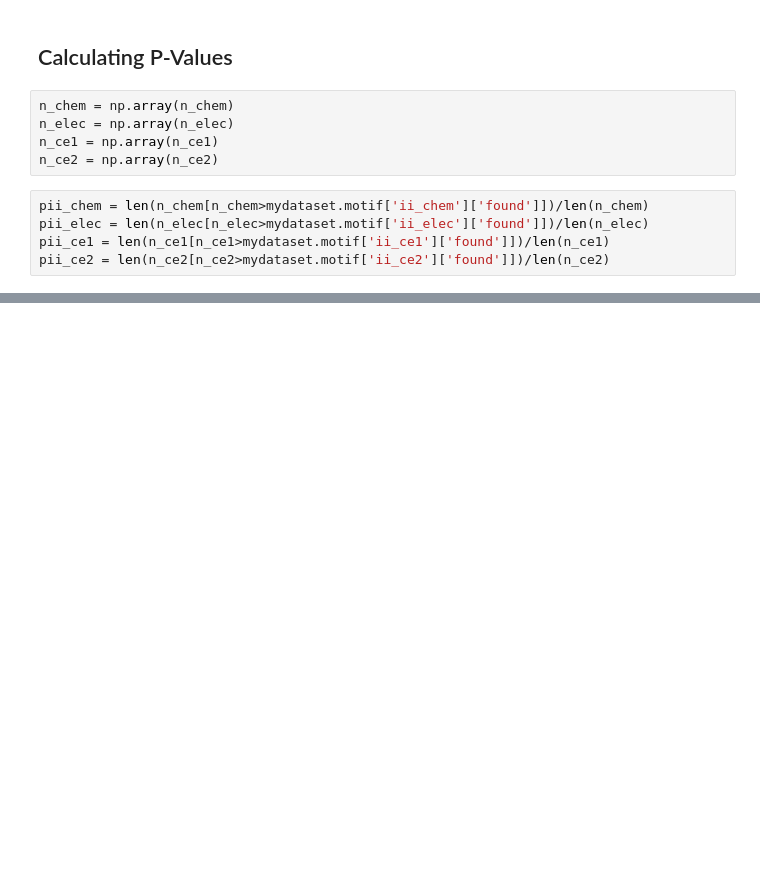
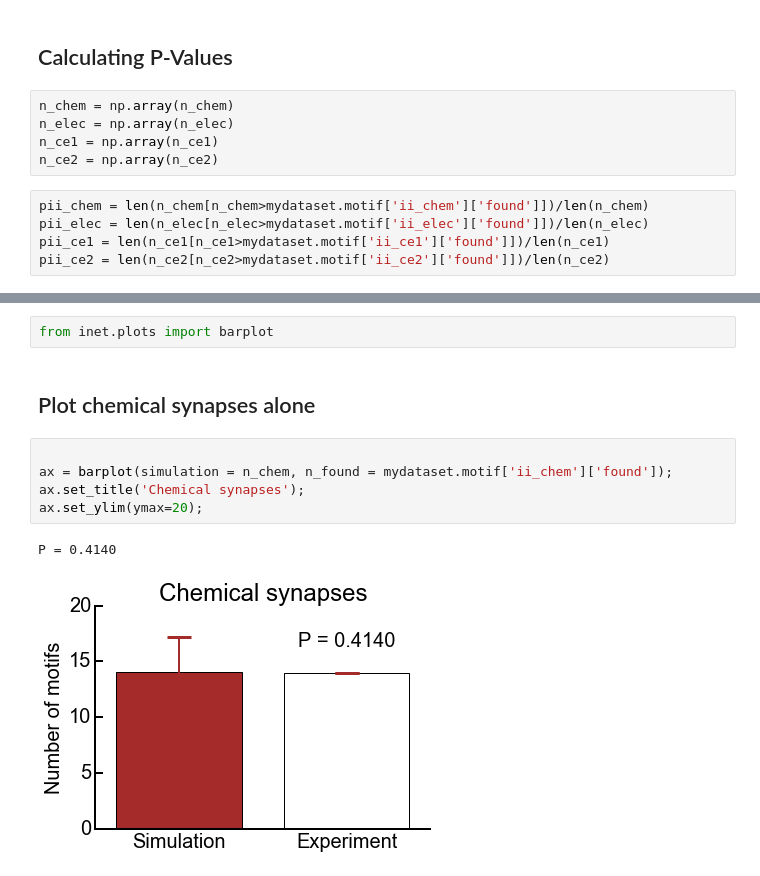
Before and after one commit to ClaudiaEsp/inet, a Jupyter notebook: Examples/Testing inhibitory motifs.ipynb, the cells around one changed output, grey strips where cells are left out. Saved outputs shown, nothing was run; the diff lists cells and outputs as text; blank space fills up the shorter version.

Commit message:
add bar plots for II motifs

```diff
--- a/Examples/Testing inhibitory motifs.ipynb
+++ b/Examples/Testing inhibitory motifs.ipynb
@@ -315 +315,13 @@ print(AsciiTable(info).table)
 +---------------+-------------+-----------+----------------+
+# %%
+from inet.plots import barplot
+# %% [markdown]
+<H2> Plot chemical synapses alone</H2>
+# %%
+
+ax = barplot(simulation = n_chem, n_found = mydataset.motif['ii_chem']['found']);
+ax.set_title('Chemical synapses');
+ax.set_ylim(ymax=20);
+# %% [output]
+P = 0.4140
+[figure, added]
```
Also changed, not shown: parts of 14 cells of this notebook, 1 other file.
